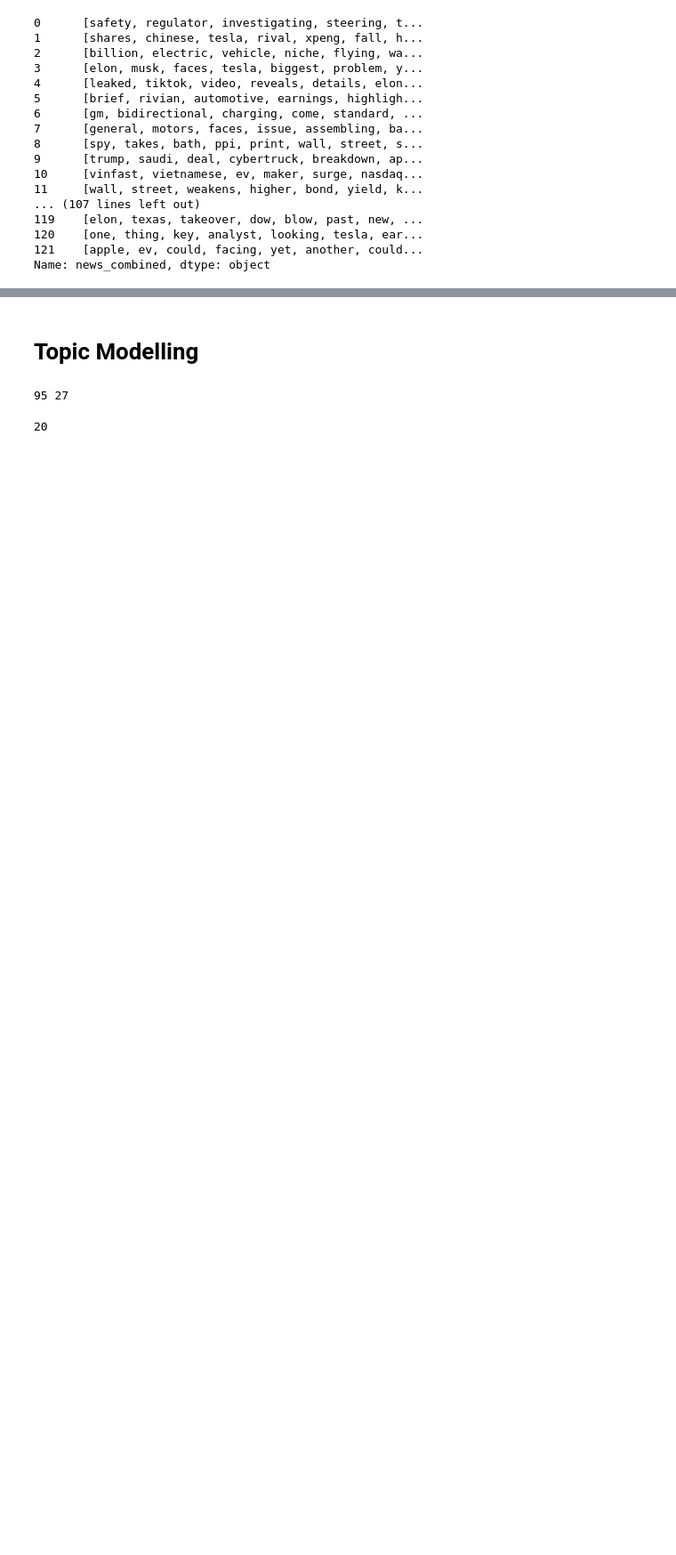
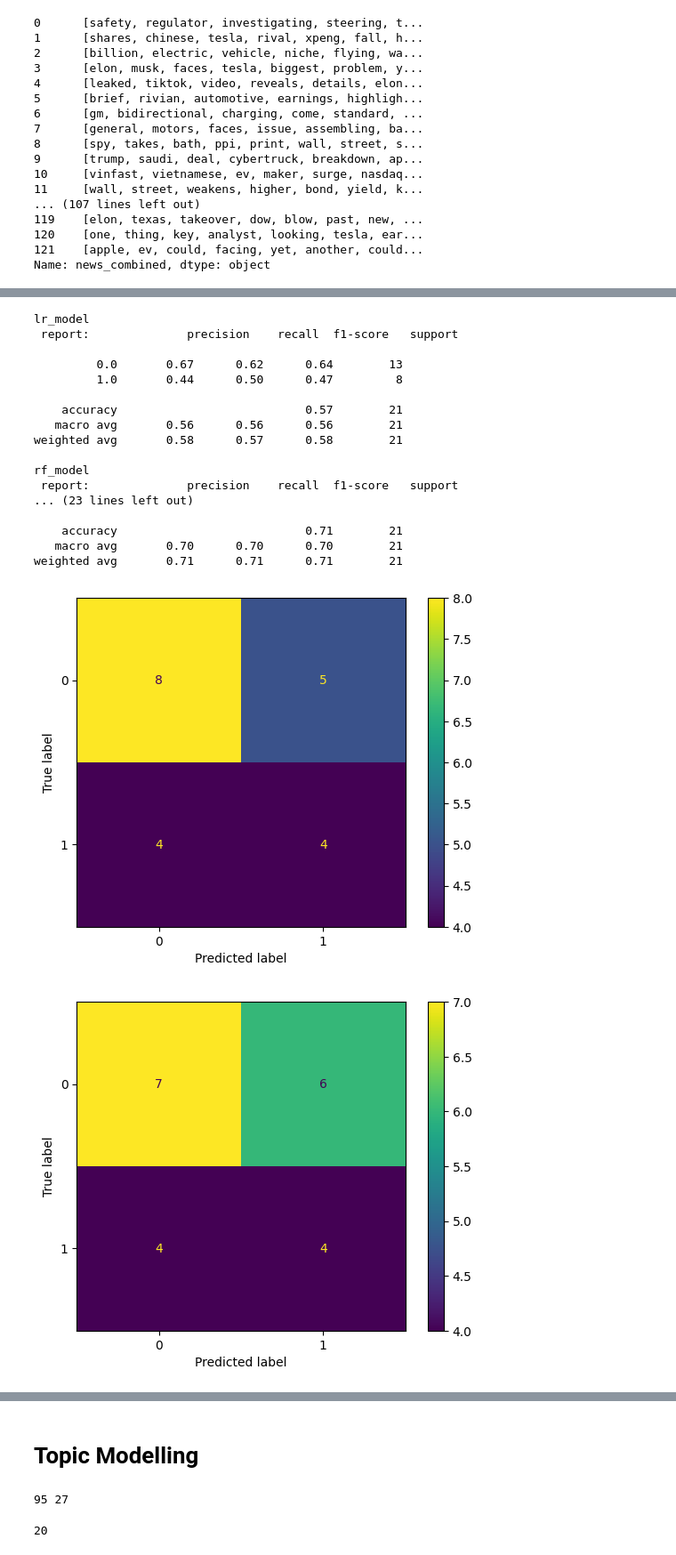
Before and after one commit to Pankhil07/CSS_PROJECT, a Jupyter notebook: Topic_modelling_CSS.ipynb, the cells around one changed output, grey strips where cells are left out. Shown at 89% size. Saved outputs shown, nothing was run; the diff lists cells and outputs as text; code cells hidden in the pictures; blank space fills up the shorter version.

```diff
--- a/Topic_modelling_CSS.ipynb
+++ b/Topic_modelling_CSS.ipynb
@@ -487,4 +722,4 @@ X_train, X_test, y_train, y_test = train_test_split(X_count, y, test_size=0.2, r
 # %%
 from torch.utils.data import DataLoader, TensorDataset
-train_dataset = TensorDataset(torch.tensor(X_train.toarray(), dtype=torch.float32), y_train)
-test_dataset = TensorDataset(torch.tensor(X_test.toarray(), dtype=torch.float32), y_test)
+train_dataset = TensorDataset(torch.tensor(X_train, dtype=torch.float32), y_train)
+test_dataset = TensorDataset(torch.tensor(X_test, dtype=torch.float32), y_test)
@@ -514,23 +765,25 @@ class TextClassifier(nn.Module):
         x = self.sigmoid(x)
         return x
 # %%
-input_size = X_train.shape[1]
+input_size =12177 # X_train.shape[1]
 hidden_size = 64
 output_size = 1
 
 model = TextClassifier(input_size, hidden_size, output_size)
 criterion = nn.BCELoss()
-optimizer = optim.Adam(model.parameters(), lr=0.001)
+optimizer = optim.Adam(model.parameters(), lr=0.0001)
 
 # Training the model
-num_epochs = 5
+num_epochs = 20
 for epoch in range(num_epochs):
     model.train()
     for inputs, labels in train_loader:
         optimizer.zero_grad()
         outputs = model(inputs)
-        labels = labels.view(-1, 1)
-        outputs = outputs.view(-1,1)
+        labels = labels.view(-1, 1).float()
+        outputs = outputs.view(-1,1).float()
+        #outputs = torch.sigmoid(outputs)
+        #print(outputs)
         loss = criterion(outputs, labels)
         loss.backward()
         optimizer.step()
@@ -562,0 +816,38 @@ Test Accuracy: 0.52
+# %%
+def baseline_model_filter(modellist, X, y):
+    ''' 1. split the train data further into train and validation (17%).
+        2. fit the train data into each model of the model list
+        3. get the classification report based on the model performance on validation data
+    '''
+    X_train, X_valid, y_train, y_valid = train_test_split(X,y, test_size = 0.17, random_state = 100)
+    for model_name in modellist:
+        curr_model = eval(model_name)
+        curr_model.fit(X_train, y_train)
+        print(f'{model_name} \n report:{classification_report(y_valid, curr_model.predict(X_valid))}')
+        cm = confusion_matrix(y_valid, curr_model.predict(X_valid))
+        disp = ConfusionMatrixDisplay(confusion_matrix=cm)
+        disp.plot()
+# %%
+X = np.nan_to_num(X)
+# %%
+baseline_model_filter(models, X, y)
+# %% [output]
+lr_model
+ report:              precision    recall  f1-score   support
+
+         0.0       0.67      0.62      0.64        13
+         1.0       0.44      0.50      0.47         8
+
+    accuracy                           0.57        21
+   macro avg       0.56      0.56      0.56        21
+weighted avg       0.58      0.57      0.58        21
+
+rf_model
+ report:              precision    recall  f1-score   support
+... (23 lines left out)
+
+    accuracy                           0.71        21
+   macro avg       0.70      0.70      0.70        21
+weighted avg       0.71      0.71      0.71        21
+[figure, added]
+[figure, added]
```
Also changed, not shown: parts of 57 cells of this notebook.
